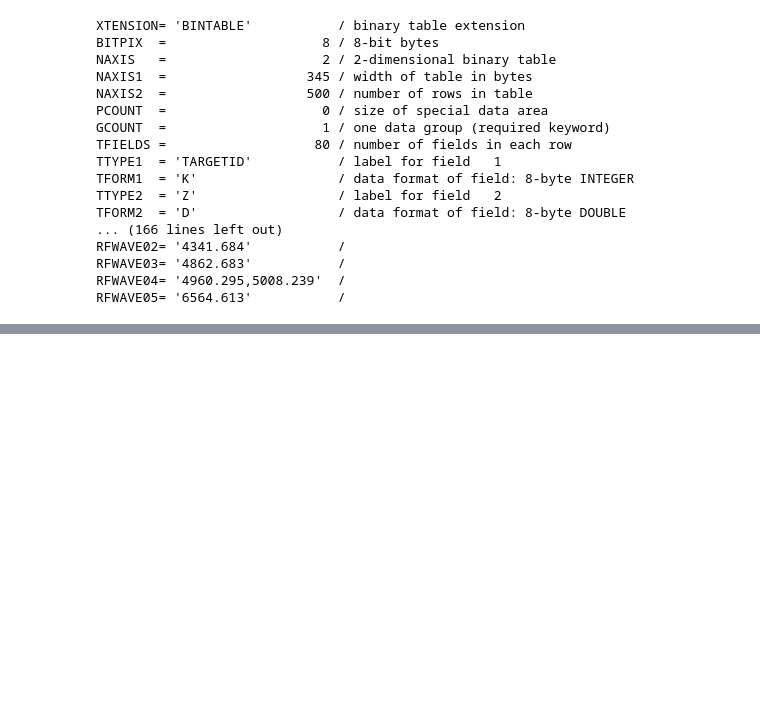
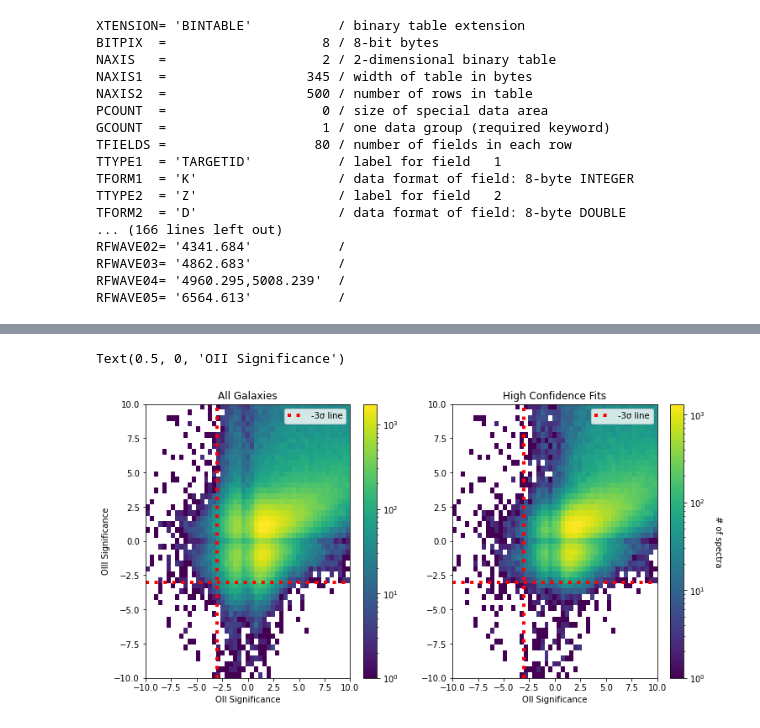
Before and after one commit to ShirshChhabra/DESIRedrock, a Jupyter notebook: Redrock.ipynb, the cells around one changed output, grey strips where cells are left out. Saved outputs shown, nothing was run; the diff lists cells and outputs as text; code cells hidden in the pictures; blank space fills up the shorter version.

```diff
--- a/Redrock.ipynb
+++ b/Redrock.ipynb
@@ -414,0 +261,33 @@ catalog['Z'].mask.nonzero()
+# %%
+import matplotlib.colors
+# plt.scatter(oiisig,oiiisig,label='All Galaxies')
+# plt.scatter(oiisiggood,oiiisiggood,alpha=0.4,label='High Significance Fits')
+# plt.xlim(-10,10)
+# plt.ylim(-10,10)
+# plt.legend()
+# plt.axhline(-3,color='red',ls=':',linewidth=4)
+# plt.axvline(-3,color='red',ls=':',linewidth=4)
+# plt.xlabel('OII Significance')
+# plt.ylabel('OIII Significance')
+plt.figure(figsize=(12,6))
+plt.subplot(1,2,1)
+plt.hist2d(oiisig,oiiisig,bins=np.linspace(-10,10,50),norm=matplotlib.colors.LogNorm())
+cbar=plt.colorbar()
+plt.axhline(-3,color='red',ls=':',linewidth=4)
+plt.axvline(-3,color='red',ls=':',linewidth=4, label='-3\u03C3 line')
+plt.legend()
+plt.title('All Galaxies')
+plt.xlabel('OII Significance')
+plt.ylabel('OIII Significance')
+plt.subplot(1,2,2)
+plt.axhline(-3,color='red',ls=':',linewidth=4)
+plt.axvline(-3,color='red',ls=':',linewidth=4, label='-3\u03C3 line')
+plt.legend()
+plt.hist2d(oiisiggood,oiiisiggood,bins=np.linspace(-10,10,50),norm=matplotlib.colors.LogNorm())
+cbar=plt.colorbar()
+plt.title('High Confidence Fits')
+cbar.ax.set_ylabel('# of spectra', rotation=270,labelpad=20)
+plt.xlabel('OII Significance')
+# %% [output]
+Text(0.5, 0, 'OII Significance')
+[figure, added]
```
Also changed, not shown: parts of 46 cells of this notebook, 1 other file.
